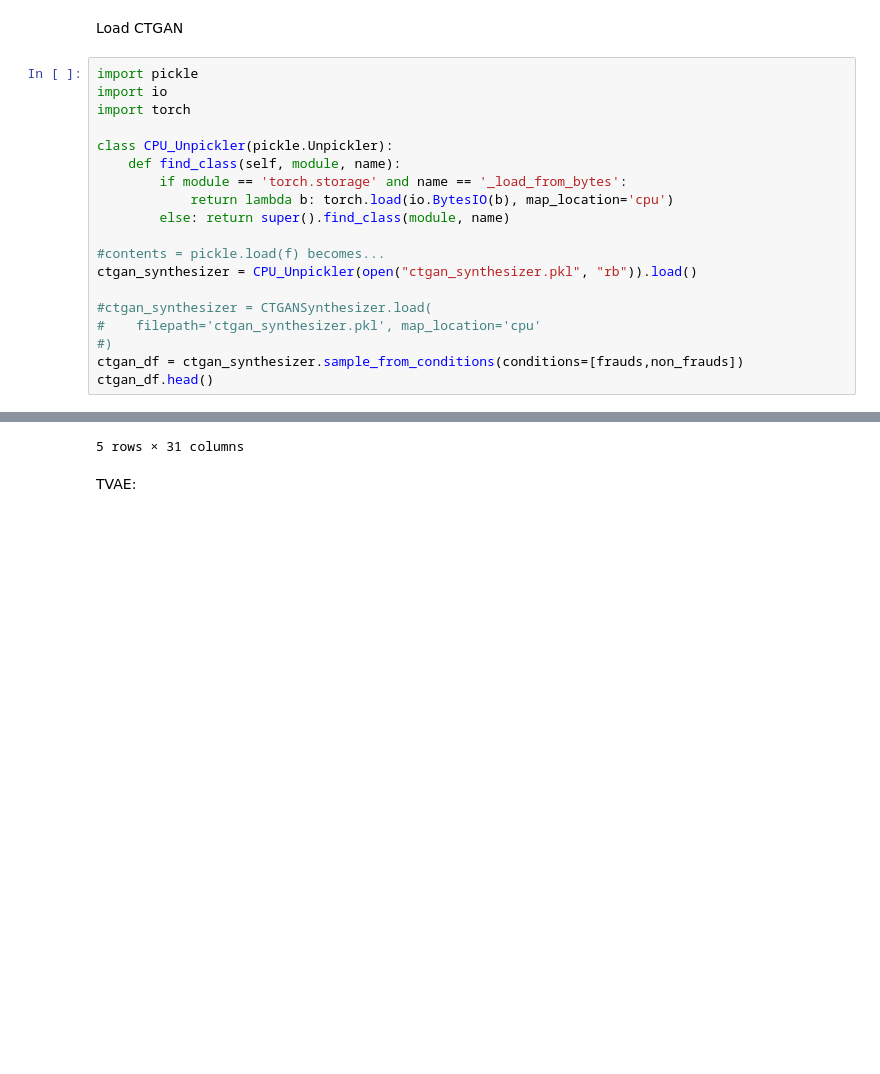
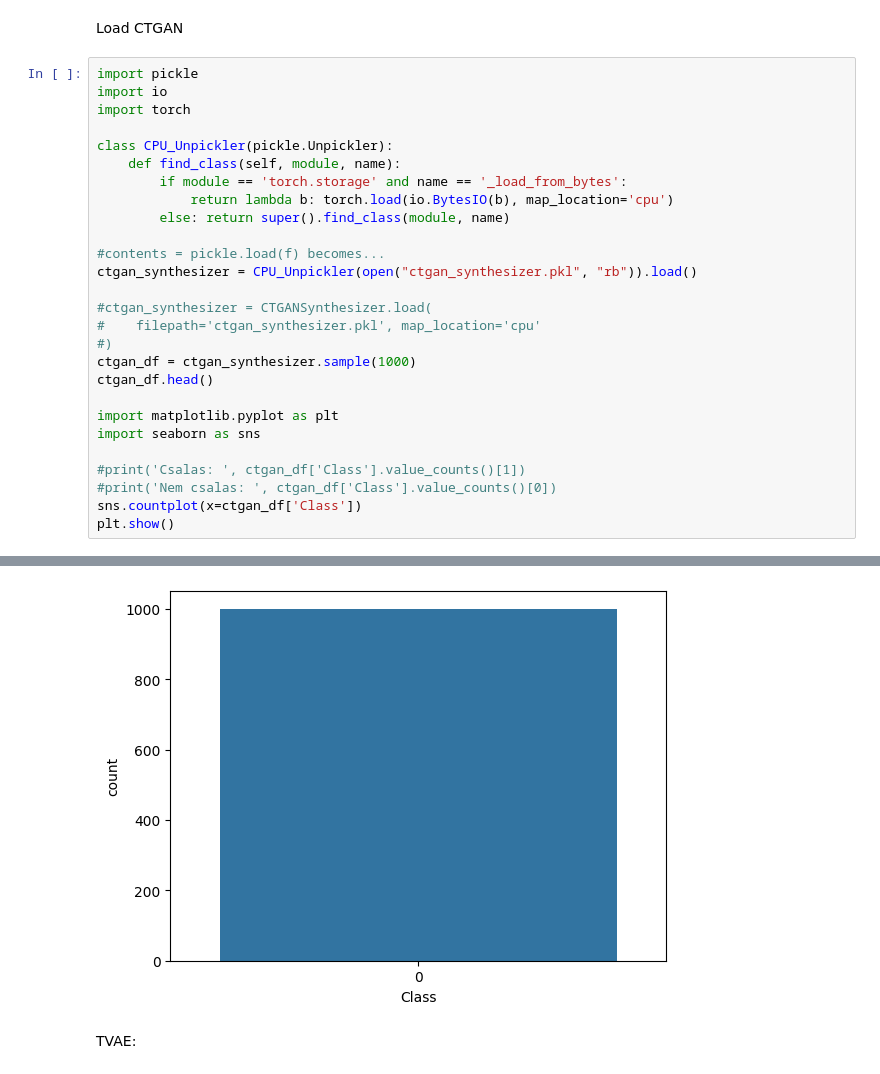
Before and after one commit to allmannd/syntheticdata, a Jupyter notebook: synthetic.ipynb, the cells around one changed output, grey strips where cells are left out. Drawn from its saved outputs; the diff is of its cells as text; blank space fills up the shorter version.

```diff
--- a/synthetic.ipynb
+++ b/synthetic.ipynb
@@ -94,6 +86,14 @@ ctgan_synthesizer = CPU_Unpickler(open("ctgan_synthesizer.pkl", "rb")).load()
 #ctgan_synthesizer = CTGANSynthesizer.load(
 #    filepath='ctgan_synthesizer.pkl', map_location='cpu'
 #)
-ctgan_df = ctgan_synthesizer.sample_from_conditions(conditions=[frauds,non_frauds])
+ctgan_df = ctgan_synthesizer.sample(1000)
 ctgan_df.head()
+
+import matplotlib.pyplot as plt
+import seaborn as sns
+
+#print('Csalas: ', ctgan_df['Class'].value_counts()[1])
+#print('Nem csalas: ', ctgan_df['Class'].value_counts()[0])
+sns.countplot(x=ctgan_df['Class'])
+plt.show()
 # %% [output]
@@ -106,4 +100,4 @@ ctgan_df.head()
-5 rows × 31 columns
+[figure, added]
 # %% [markdown]
 TVAE:
 # %%
```
Also changed, not shown: parts of 7 cells of this notebook.
